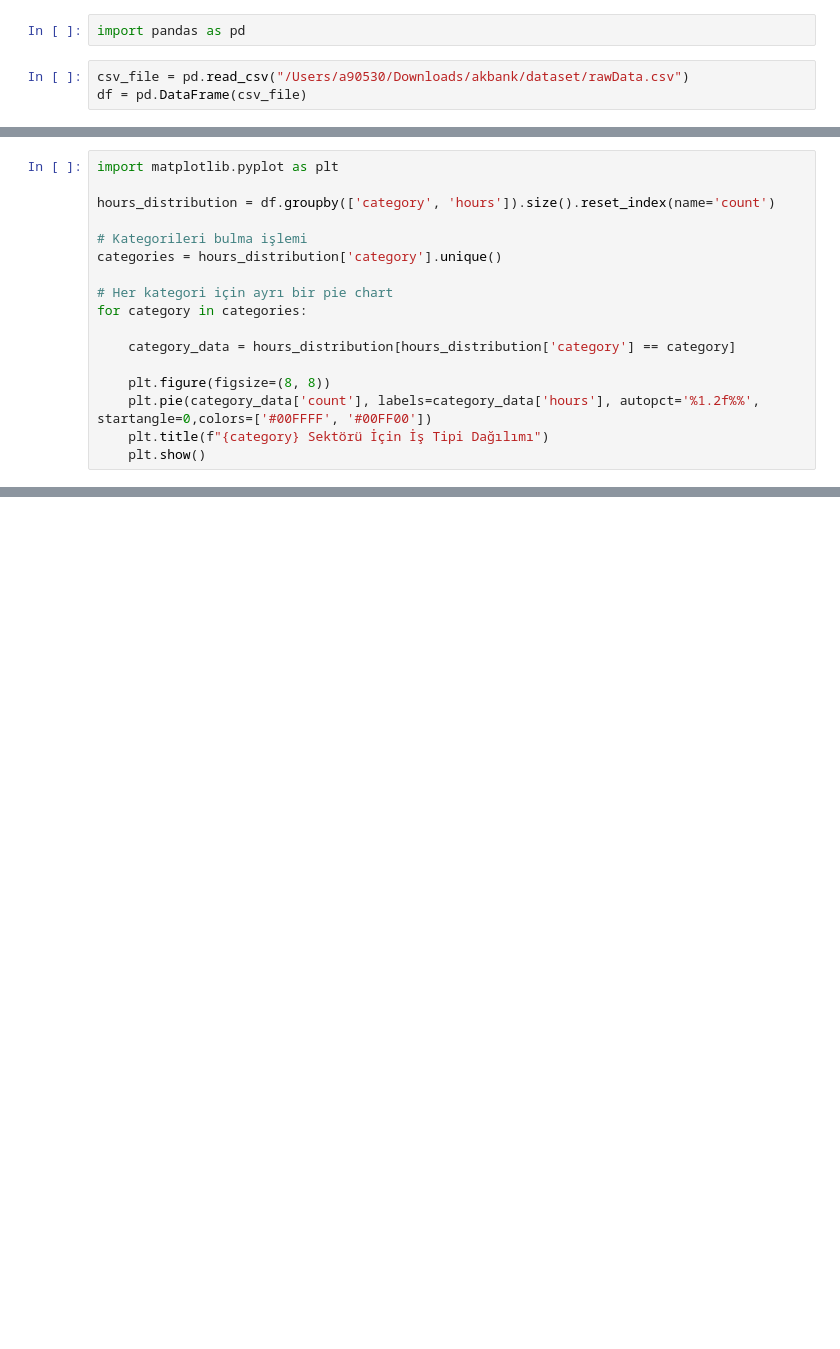
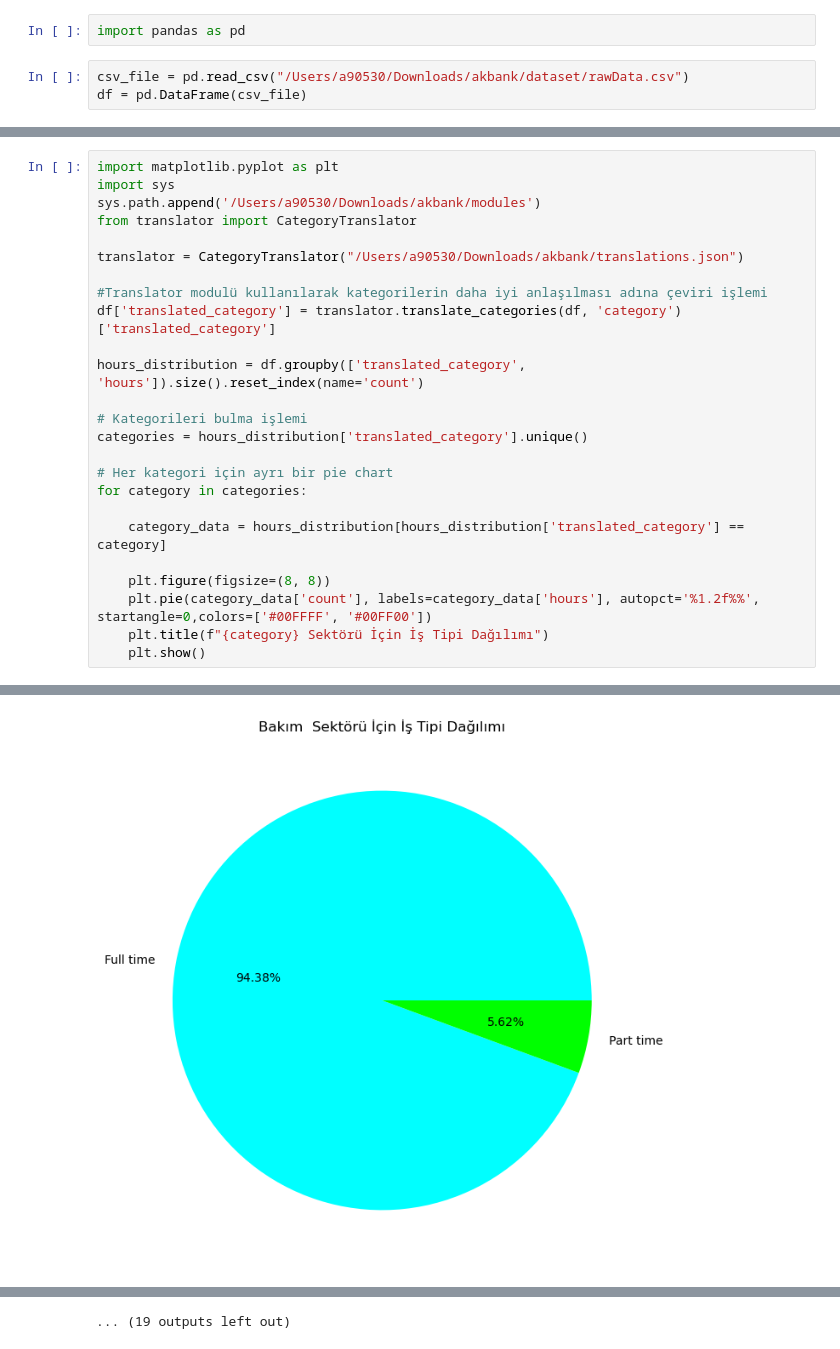
Before and after one commit to guryelf/AkbankRep, a Jupyter notebook: akbank/visualizations/parttime_fulltime.ipynb, the cells around one changed output, grey strips where cells are left out. Saved outputs shown, nothing was run; the diff lists cells and outputs as text; blank space fills up the shorter version.

```diff
--- a/akbank/visualizations/parttime_fulltime.ipynb
+++ b/akbank/visualizations/parttime_fulltime.ipynb
@@ -21,17 +39,26 @@ veri_inceleme(df)
 # %%
 import matplotlib.pyplot as plt
+import sys
+sys.path.append('/Users/a90530/Downloads/akbank/modules')
+from translator import CategoryTranslator
 
-hours_distribution = df.groupby(['category', 'hours']).size().reset_index(name='count')
+translator = CategoryTranslator("/Users/a90530/Downloads/akbank/translations.json")
+
+#Translator modulü kullanılarak kategorilerin daha iyi anlaşılması adına çeviri işlemi
+df['translated_category'] = translator.translate_categories(df, 'category')['translated_category']
+
+hours_distribution = df.groupby(['translated_category', 'hours']).size().reset_index(name='count')
 
 # Kategorileri bulma işlemi
-categories = hours_distribution['category'].unique()
+categories = hours_distribution['translated_category'].unique()
 
 # Her kategori için ayrı bir pie chart
 for category in categories:
 
-    category_data = hours_distribution[hours_distribution['category'] == category]
+    category_data = hours_distribution[hours_distribution['translated_category'] == category]
 
     plt.figure(figsize=(8, 8))
     plt.pie(category_data['count'], labels=category_data['hours'], autopct='%1.2f%%', startangle=0,colors=['#00FFFF', '#00FF00'])
     plt.title(f"{category} Sektörü İçin İş Tipi Dağılımı")
     plt.show()
+# %% [output]
@@ -37,0 +67 @@ for category in categories:
+[figure, added]
@@ -38,3 +78,4 @@ for category in categories:
+... (19 outputs left out)
 # %%
 cities_distribution = df.groupby(['city', 'hours']).size().reset_index(name='count')
 
```
Also changed, not shown: parts of 3 cells of this notebook, 2 other files.
